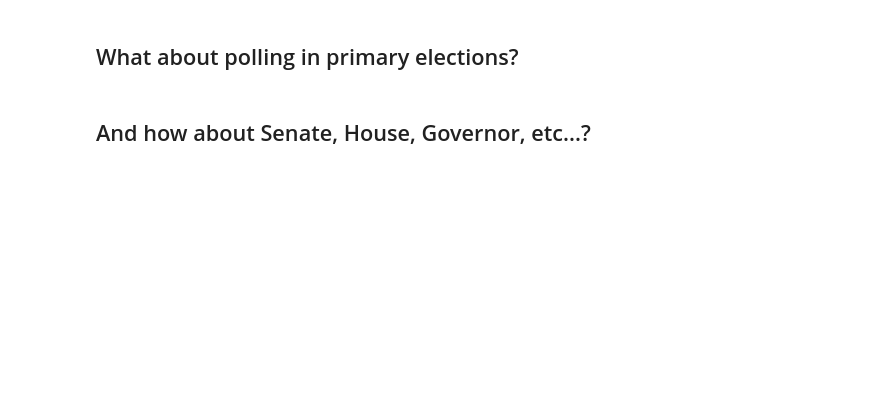
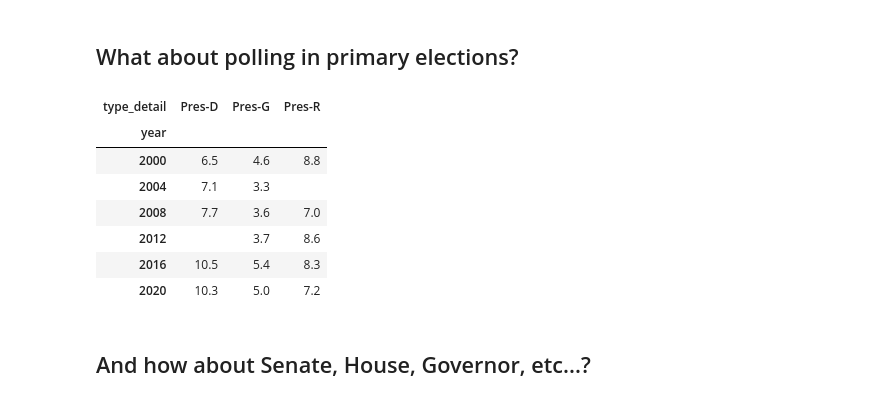
Before and after one commit to dmil/wrangler-polls, a Jupyter notebook: polling-analysis.ipynb, the cells around one changed output. Saved outputs shown, nothing was run; the diff lists cells and outputs as text; code cells hidden in the pictures; blank space fills up the shorter version.

```diff
--- a/polling-analysis.ipynb
+++ b/polling-analysis.ipynb
@@ -200,22 +258,31 @@ polls_to_analyze = polls.query("type_detail=='Pres-G'")
 # %%
 # Primary and general elections
 polls_to_analyze = polls.query("type_detail.isin(['Pres-G', 'Pres-R', 'Pres-D']) and error.notna()")
 polls_to_analyze = polls_to_analyze.query("national=='state'")
 
-# polls_to_analyze = polls_to_analyze.query("location.isin(@swing_states_2020)")
-display(
-    ggplot(polls_to_analyze, aes(x='error'))
-     + geom_histogram()
-     + theme_minimal()
-     + facet_grid('type_detail~year', scales='free_y')
-     + theme(figure_size=(16, 4))
-     + labs(title='Presidential Polling "Bias" (STATE level)')
+# # polls_to_analyze = polls_to_analyze.query("location.isin(@swing_states_2020)")
+# display(
+#     ggplot(polls_to_analyze, aes(x='error'))
+#      + geom_histogram()
+#      + theme_minimal()
+#      + facet_grid('type_detail~year', scales='free_y')
+#      + theme(figure_size=(16, 4))
+#      + labs(title='Presidential Polling "Bias" (STATE level)')
 
-)
+# )
 
 display(
     polls_to_analyze.pivot_table(index='type_detail', values='error', columns='year',aggfunc='mean').T.round(1).fillna('')
 )
+# %% [output]
+| type_detail | Pres-D | Pres-G | Pres-R |
+| year |  |  |  |
+| 2000 | 6.5 | 4.6 | 8.8 |
+| 2004 | 7.1 | 3.3 |  |
+| 2008 | 7.7 | 3.6 | 7.0 |
+| 2012 |  | 3.7 | 8.6 |
+| 2016 | 10.5 | 5.4 | 8.3 |
+| 2020 | 10.3 | 5.0 | 7.2 |
 # %% [markdown]
 ## And how about Senate, House, Governor, etc...?
 # %%
```
Also changed, not shown: parts of 32 cells of this notebook.
